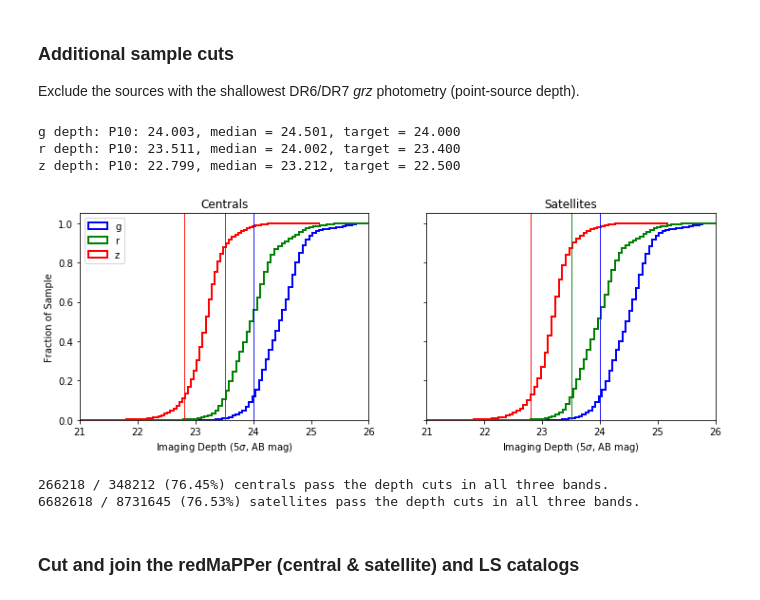
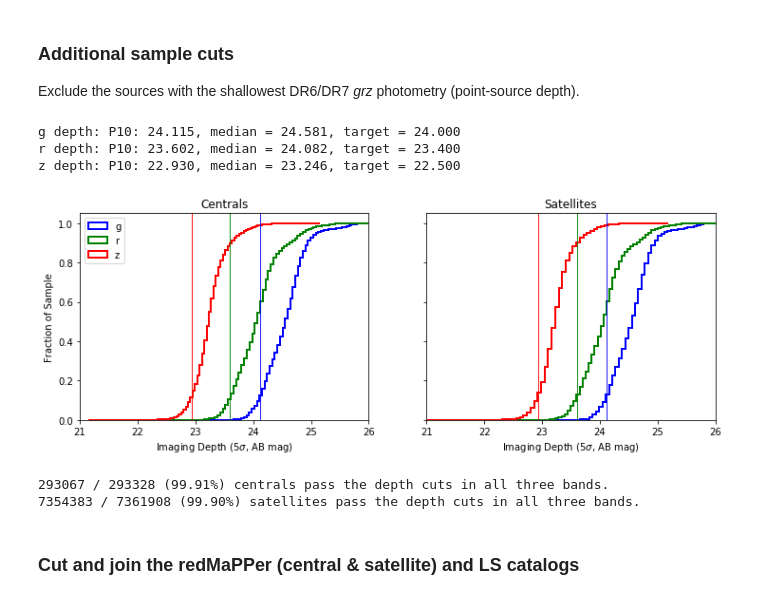
Before and after one commit to moustakas/legacyhalos, a Jupyter notebook: doc/legacyhalos-sample-selection.ipynb, the cells around one changed output. Cells and saved outputs as stored; diff of their text form; code cells hidden in the pictures.

```diff
--- a/doc/legacyhalos-sample-selection.ipynb
+++ b/doc/legacyhalos-sample-selection.ipynb
@@ -116,5 +181,5 @@ def read_redmapper(rmversion='v6.3.1', index=None, satellites=False):
 ### Centrals
 #### Require a match with redMaPPer and non-zero depth in all three bands.
 # %%
-lscenall = read_legacysurvey(lsdr=lsdr, rmversion=rmversion)
+lscenall = read_legacysurvey(rmversion=rmversion)
 # %% [output]
@@ -123,8 +194,12 @@ Read 396047 galaxies from /Users/ioannis/research/data/redmapper/v6.3.1/legacysu
 cenmatched = np.where(
     (lscenall['GALDEPTH_G'] > 0) *
     (lscenall['GALDEPTH_R'] > 0) *
-    (lscenall['GALDEPTH_Z'] > 0) )[0]
-print('Identified {} centrals with grz photometry and a match to redMaPPer.'.format(len(cenmatched)))
+    (lscenall['GALDEPTH_Z'] > 0) *
+    (lscenall['NOBS_G'] > 1) *
+    (lscenall['NOBS_R'] > 1) *
+    (lscenall['NOBS_Z'] > 1) )[0]
+print('Identified {} ({:.2f}%) centrals with grz photometry (nobs>1) and a match to redMaPPer.'.format(
+    len(cenmatched), 100*len(cenmatched)/len(lscenall)))
 lscen = lscenall[cenmatched]
 lscen
 # %% [output]
@@ -194,12 +269,16 @@ for ll in lgnd.legendHandles:
 # %% [markdown]
 ### Satellites
 # %%
-lssatall = read_legacysurvey(lsdr=lsdr, rmversion=rmversion, satellites=True)
+lssatall = read_legacysurvey(rmversion=rmversion, satellites=True)
 satmatched = np.where(
     (lssatall['GALDEPTH_G'] > 0) *
     (lssatall['GALDEPTH_R'] > 0) *
-    (lssatall['GALDEPTH_Z'] > 0) )[0]
-print('Identified {} satellites with grz photometry and a match to redMaPPer.'.format(len(satmatched)))
+    (lssatall['GALDEPTH_Z'] > 0) *
+    (lssatall['NOBS_G'] > 1) *
+    (lssatall['NOBS_R'] > 1) *
+    (lssatall['NOBS_Z'] > 1) )[0]
+print('Identified {} ({:.2f}%) satellites with grz photometry and a match to redMaPPer.'.format(
+    len(satmatched), 100*len(satmatched)/len(lssatall)))
 lssat = lssatall[satmatched]
 #lssat
 # %% [output]
@@ -220,4 +324,4 @@ Exclude the sources with the shallowest DR6/DR7 *grz* photometry (point-source d
 # %%
 band = ['G', 'R', 'Z']
 targdepth = [24.0, 23.4, 22.5] # target 5-sigma depth
-meddepth, p10depth = np.zeros((3)), np.zeros((3))
+meddepth, P10depth = np.zeros((3)), np.zeros((3))
@@ -229,55 +338,58 @@ for ii, (tt, bb, col) in enumerate( zip( targdepth, band, color ) ):
     satdepth = 22.5 - 2.5 * np.log10( 5 / np.sqrt(lssat['PSFDEPTH_{}'.format(bb)]) )
 
     meddepth[ii] = np.percentile(cendepth, [50])
-    p10depth[ii] = np.percentile(cendepth, [10])
+    P10depth[ii] = np.percentile(cendepth, [10])
     print('{} depth: P10: {:.3f}, median = {:.3f}, target = {:.3f}'.format(
-        bb.lower(), p10depth[ii], meddepth[ii], tt))
+        bb.lower(), P10depth[ii], meddepth[ii], tt))
 
     with warnings.catch_warnings():
         warnings.simplefilter('ignore')
         # centrals
         nn, bins, patches = ax1.hist(cendepth, bins=100, histtype='step', cumulative=True,
                                      label=bb.lower(), normed=True, color=col, lw=2)
         patches[0].set_xy(patches[0].get_xy()[:-1]) # delete the last point
         # satellites
         nn, bins, patches = ax2.hist(satdepth, bins=100, histtype='step', cumulative=True,
                                      label=bb.lower(), normed=True, color=col, lw=2)
         patches[0].set_xy(patches[0].get_xy()[:-1]) # delete the last point
 
     #ax.axvline(x=tt, ls='--', color=col, lw=2, alpha=1.0)
     #ax.axvline(x=meddepth[ii], ls='-', color=col, lw=1, alpha=0.9)
     for ax in (ax1, ax2):
-        ax.axvline(x=p10depth[ii], ls='-', color=col, lw=1, alpha=0.9)
+        ax.axvline(x=P10depth[ii], ls='-', color=col, lw=1, alpha=0.9)
 
 ax1.legend(loc='upper left')
 ax1.set_ylabel('Fraction of Sample')
 ax1.set_title('Centrals')
 ax2.set_title('Satellites')
 for ax in (ax1, ax2):
     ax.set_xlabel('Imaging Depth (5$\sigma$, AB mag)')
     ax.set_xlim(21, 26)
 
 fig.subplots_adjust(hspace=0.01)
 # %% [output]
-g depth: P10: 24.003, median = 24.501, target = 24.000
-r depth: P10: 23.511, median = 24.002, target = 23.400
-z depth: P10: 22.799, median = 23.212, target = 22.500
+g depth: P10: 24.115, median = 24.581, target = 24.000
+r depth: P10: 23.602, median = 24.082, target = 23.400
+z depth: P10: 22.930, median = 23.246, target = 22.500
-[figure, old version]
+[figure, new version]
 # %%
+depthcut = (23.5, 23.0, 22.0)
 cendepthcut = np.ones(len(lscen)).astype(bool)
 satdepthcut = np.ones(len(lssat)).astype(bool)
 for ii, bb in enumerate(['G', 'R', 'Z']):
     cendepth = 22.5 - 2.5 * np.log10( 5 / np.sqrt(lscen['PSFDEPTH_{}'.format(bb)]) )
     satdepth = 22.5 - 2.5 * np.log10( 5 / np.sqrt(lssat['PSFDEPTH_{}'.format(bb)]) )
-    cendepthcut *= cendepth > p10depth[ii]
-    satdepthcut *= satdepth > p10depth[ii]
+    cendepthcut *= cendepth > depthcut[ii]
+    satdepthcut *= satdepth > depthcut[ii]
+    #cendepthcut *= cendepth > p10depth[ii]
+    #satdepthcut *= satdepth > p10depth[ii]
 print('{} / {} ({:.2f}%) centrals pass the depth cuts in all three bands.'.format(
     np.sum(cendepthcut), len(lscen), 100*np.sum(cendepthcut)/len(lscen)))
 print('{} / {} ({:.2f}%) satellites pass the depth cuts in all three bands.'.format(
     np.sum(satdepthcut), len(lssat), 100*np.sum(satdepthcut)/len(lssat)))
 # %% [output]
-266218 / 348212 (76.45%) centrals pass the depth cuts in all three bands.
-6682618 / 8731645 (76.53%) satellites pass the depth cuts in all three bands.
+293067 / 293328 (99.91%) centrals pass the depth cuts in all three bands.
+7354383 / 7361908 (99.90%) satellites pass the depth cuts in all three bands.
 # %% [markdown]
 ### Cut and join the redMaPPer (central & satellite) and LS catalogs
 # %%
```
Also changed, not shown: parts of 35 cells of this notebook, 1 other file.
